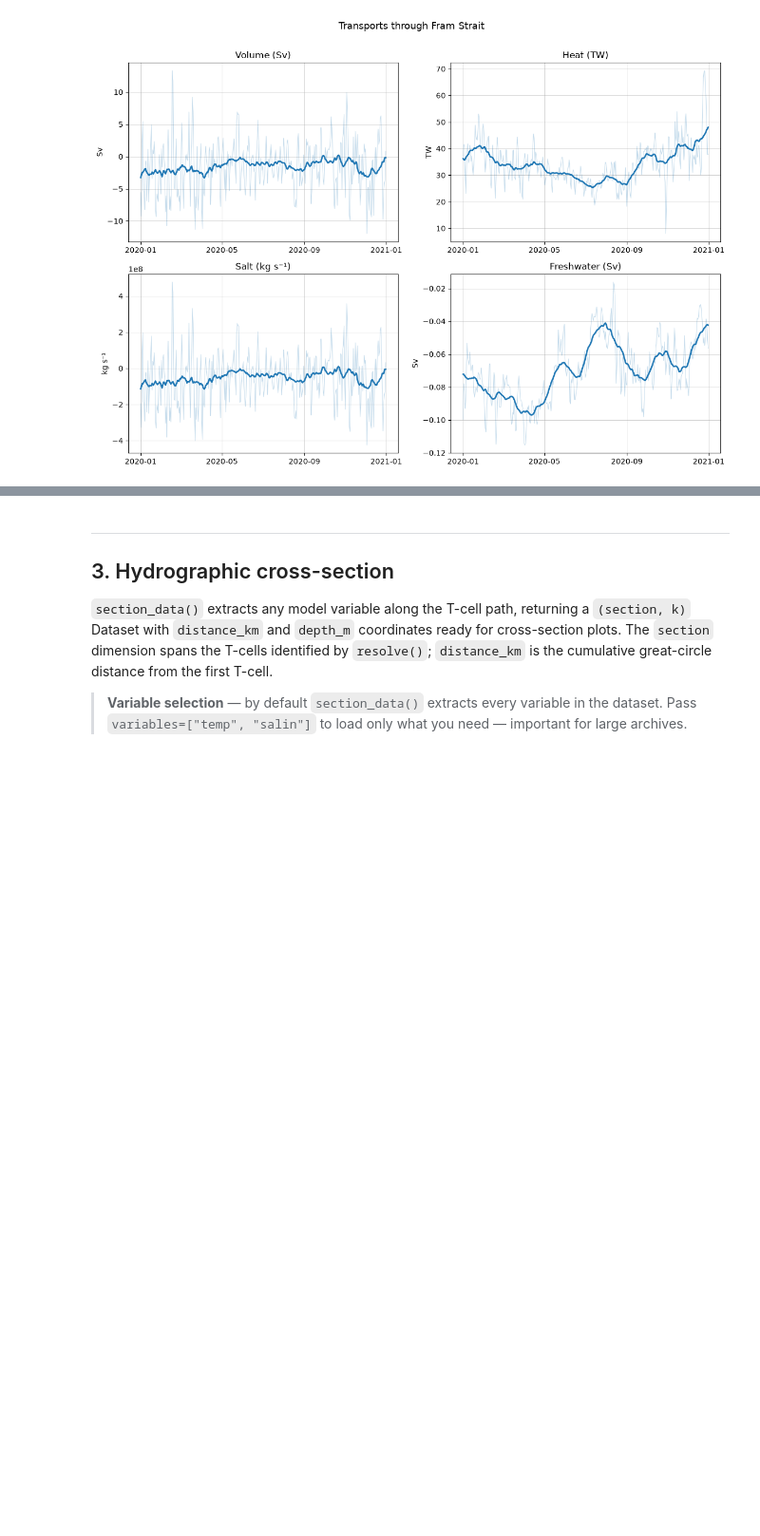
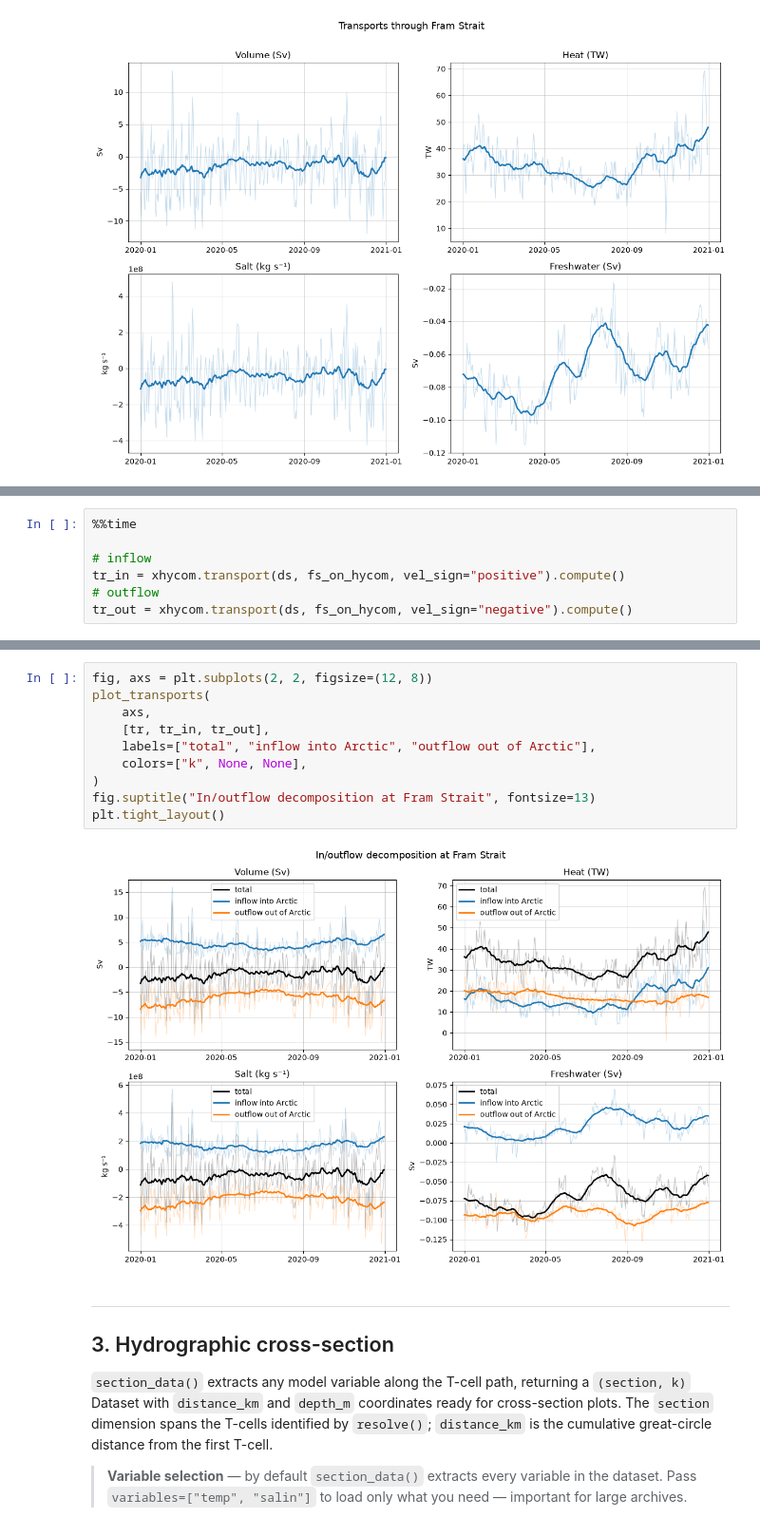
Before and after one commit to nansencenter/xhycom, a Jupyter notebook: docs/transects_transports.ipynb, the cells around one changed output, grey strips where cells are left out. Shown at 95% size. Saved outputs shown, nothing was run; the diff lists cells and outputs as text; blank space fills up the shorter version.

```diff
--- a/docs/transects_transports.ipynb
+++ b/docs/transects_transports.ipynb
@@ -399,0 +402,7 @@ plt.tight_layout()
+# %%
+%%time
+
+# inflow
+tr_in = xhycom.transport(ds, fs_on_hycom, vel_sign="positive").compute()
+# outflow
+tr_out = xhycom.transport(ds, fs_on_hycom, vel_sign="negative").compute()
@@ -400,3 +412,15 @@ plt.tight_layout()
+# %%
+fig, axs = plt.subplots(2, 2, figsize=(12, 8))
+plot_transports(
+    axs,
+    [tr, tr_in, tr_out],
+    labels=["total", "inflow into Arctic", "outflow out of Arctic"],
+    colors=["k", None, None],
+)
+fig.suptitle("In/outflow decomposition at Fram Strait", fontsize=13)
+plt.tight_layout()
+# %% [output]
+[figure, added]
 # %% [markdown]
 ---
 
```
Also changed, not shown: parts of 7 cells of this notebook, 2 other files.
